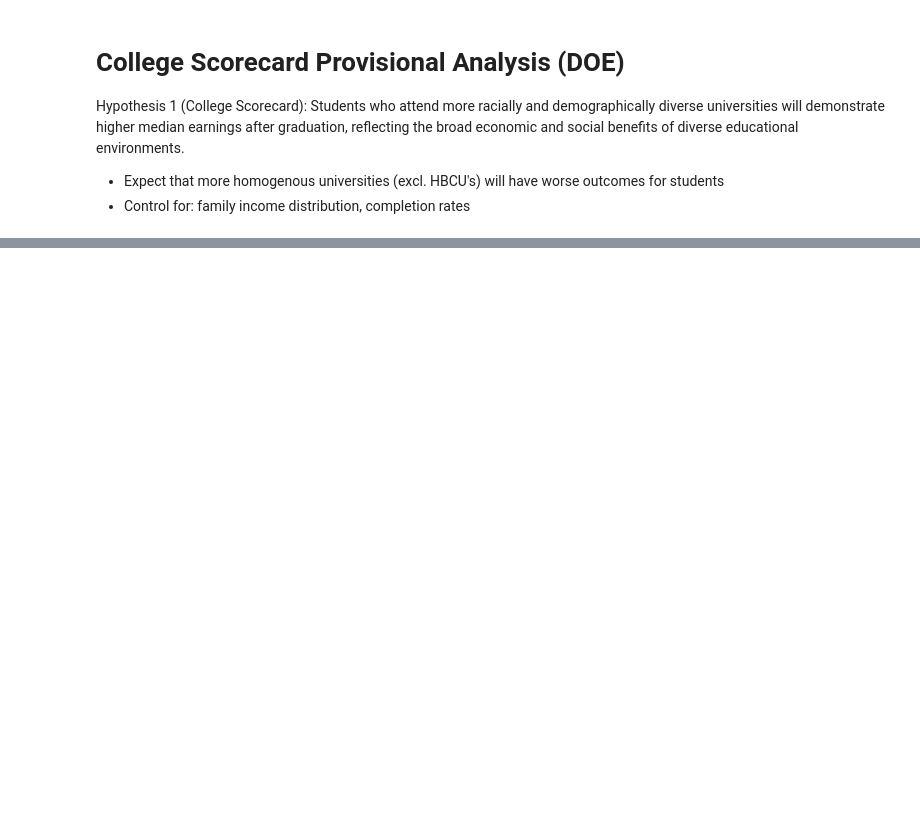
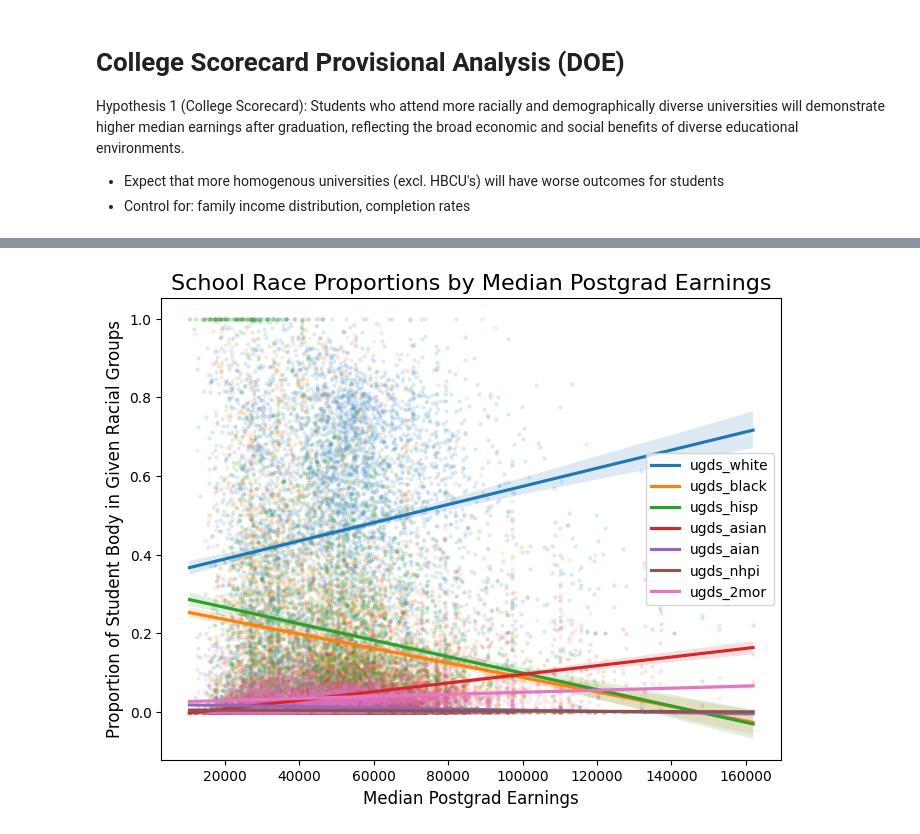
Before and after one commit to davidgarmal/comm3180_S26_G3_Data_Project, a Jupyter notebook: glynn_provisional_analysis.ipynb, the cells around one changed output, grey strips where cells are left out. Saved outputs shown, nothing was run; the diff lists cells and outputs as text; code cells hidden in the pictures; blank space fills up the shorter version.

```diff
--- a/glynn_provisional_analysis.ipynb
+++ b/glynn_provisional_analysis.ipynb
@@ -108,4 +122,0 @@ dat[dat['univ_id']== 49501302]
-# %%
-#assign 2021/ 2022 to half of the dataset and fix the above later.
-dat['year'] = 2021
-restart = dat['univ_id']
@@ -116,0 +132,19 @@ restart = dat['univ_id']
+# %%
+#changing to a regression plot to see clearer trends between racial groups
+
+fig, ax = plt.subplots(figsize = (8,6))
+
+for col in race_cols:
+    sns.regplot(data = dat, x = 'md_earn_wne_4yr', y = col,
+                scatter_kws = {'alpha': 0.1, 's':5},
+                line_kws = {'label': col},
+                ax = ax)
+
+ax.set_title("School Race Proportions by Median Postgrad Earnings", fontsize = 16)
+ax.set_xlabel('Median Postgrad Earnings', fontsize=12)
+ax.set_ylabel('Proportion of Student Body in Given Racial Groups', fontsize=12)
+plt.legend()
+
+plt.show()
+# %% [output]
+[figure, added]
```
Also changed, not shown: parts of 15 cells of this notebook, 3 other files.
